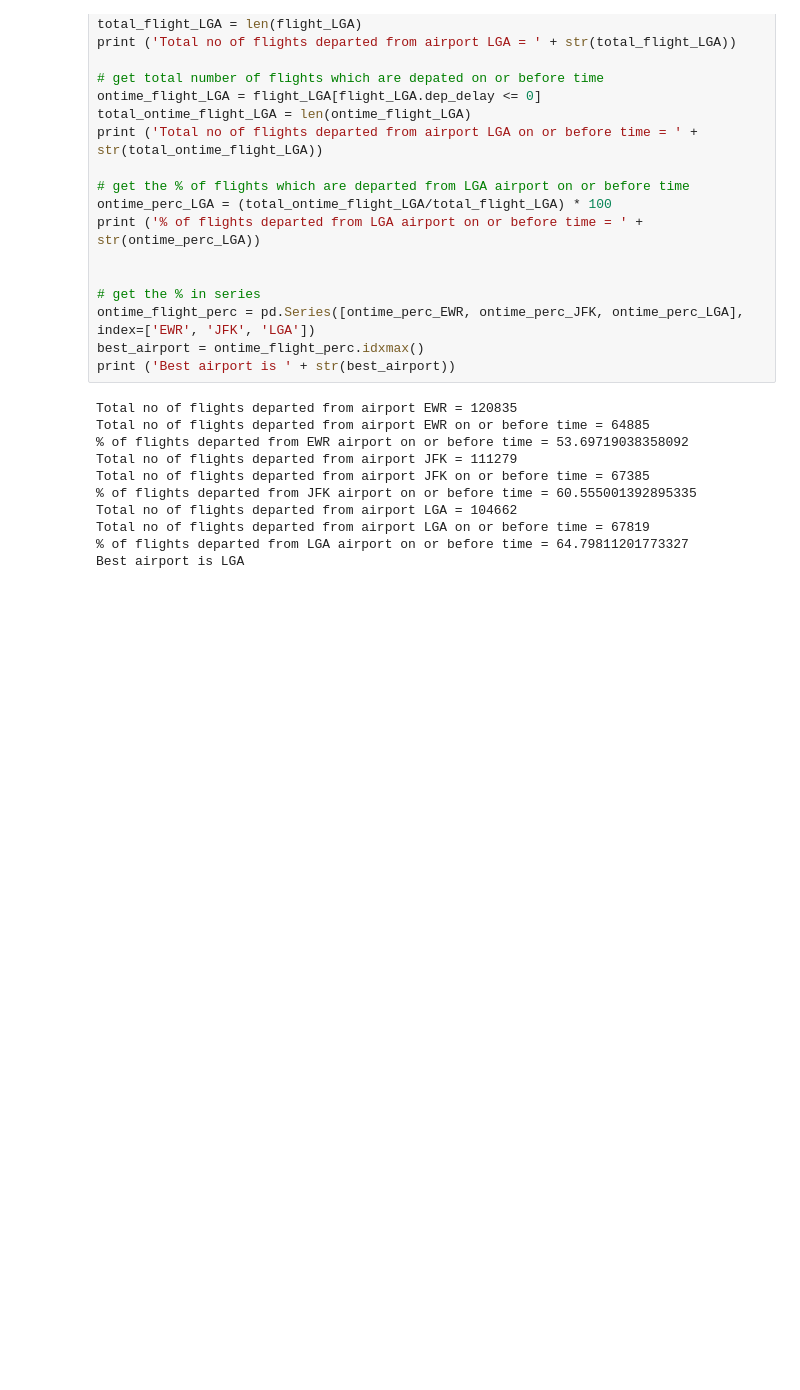
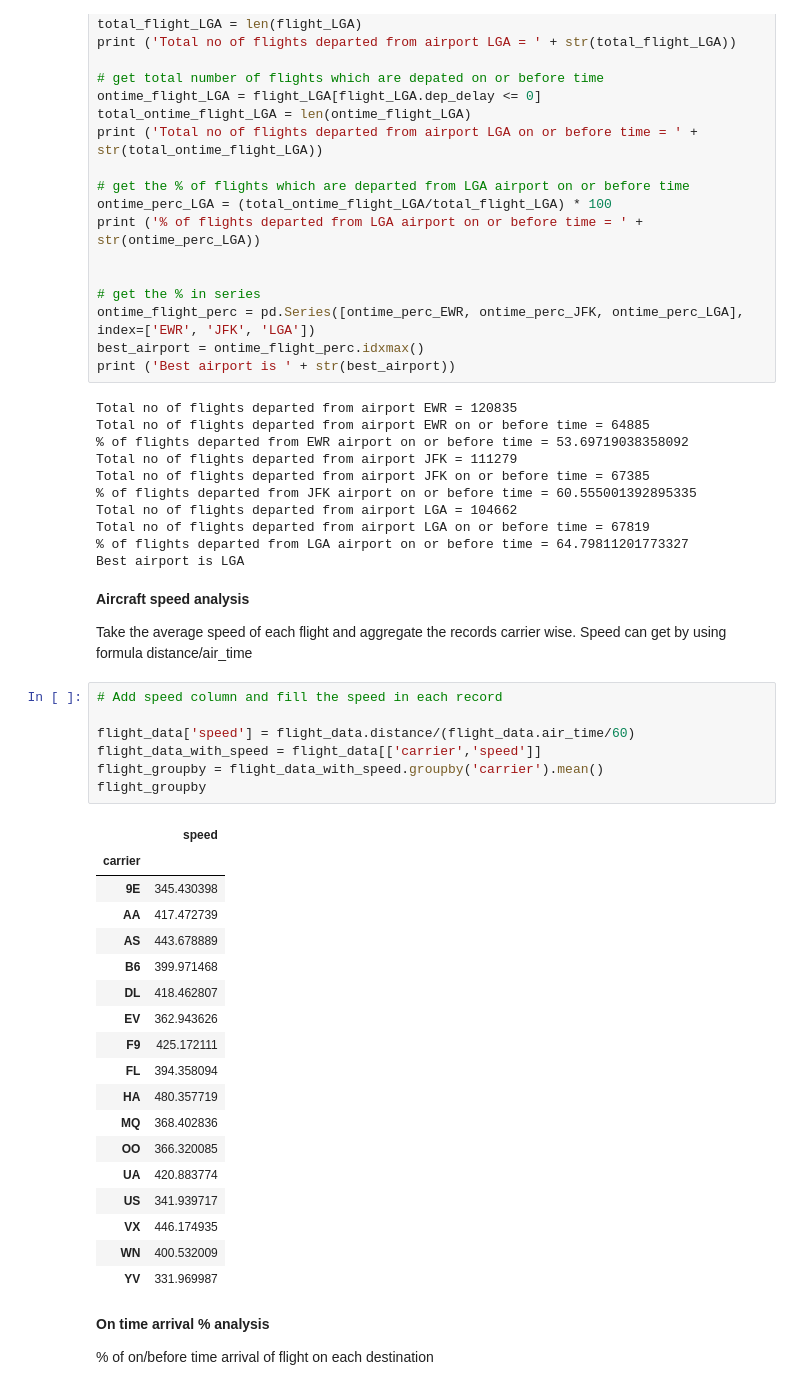
Before and after one commit to rathisumit/loan_payment, a Jupyter notebook: Analyze-NYC-Flight-data.ipynb, the cells around one changed output. Saved outputs shown, nothing was run; the diff lists cells and outputs as text; blank space fills up the shorter version.

```diff
--- a/Analyze-NYC-Flight-data.ipynb
+++ b/Analyze-NYC-Flight-data.ipynb
@@ -137,3 +137,37 @@ Total no of flights departed from airport LGA = 104662
 Total no of flights departed from airport LGA on or before time = 67819
 % of flights departed from LGA airport on or before time = 64.79811201773327
 Best airport is LGA
+# %% [markdown]
+**Aircraft speed analysis**
+
+Take the average speed of each flight and aggregate the records carrier wise. Speed can get by using formula distance/air_time
+# %%
+# Add speed column and fill the speed in each record
+
+flight_data['speed'] = flight_data.distance/(flight_data.air_time/60)
+flight_data_with_speed = flight_data[['carrier','speed']]
+flight_groupby = flight_data_with_speed.groupby('carrier').mean()
+flight_groupby
+# %% [output]
+|  | speed |
+| carrier |  |
+| 9E | 345.430398 |
+| AA | 417.472739 |
+| AS | 443.678889 |
+| B6 | 399.971468 |
+| DL | 418.462807 |
+| EV | 362.943626 |
+| F9 | 425.172111 |
+| FL | 394.358094 |
+| HA | 480.357719 |
+| MQ | 368.402836 |
+| OO | 366.320085 |
+| UA | 420.883774 |
+| US | 341.939717 |
+| VX | 446.174935 |
+| WN | 400.532009 |
+| YV | 331.969987 |
+# %% [markdown]
+**On time arrival % analysis**
+
+% of on/before time arrival of flight on each destination
```
Also changed, not shown: parts of 3 cells of this notebook.
